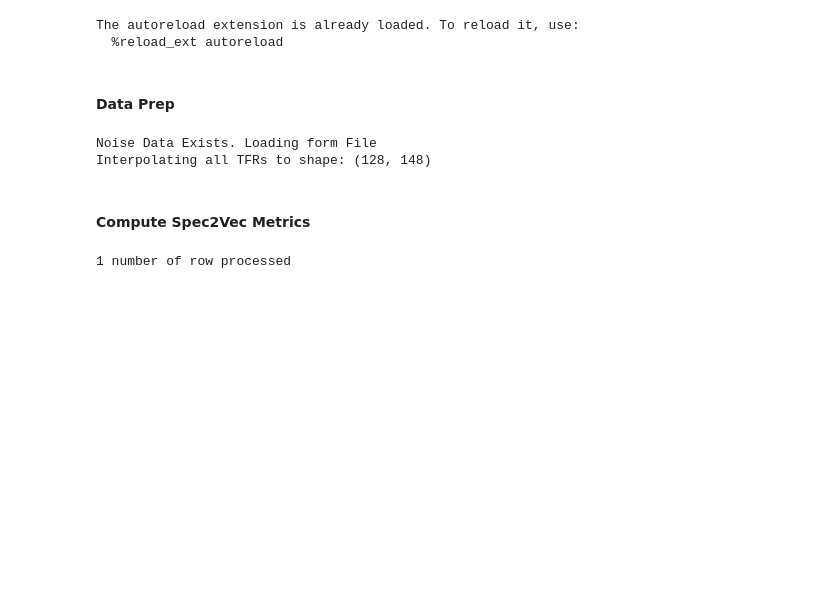
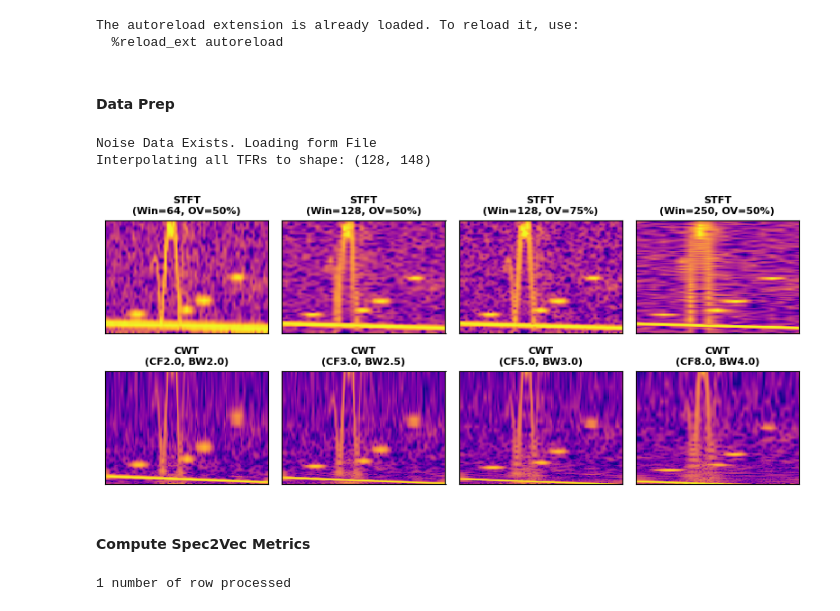
Before and after one commit to URseismology/SPEC2VEC, a Jupyter notebook: other_useful_notebooks/spec2vec_on_simple_synth_signal.ipynb, the cells around one changed output. Cells and saved outputs as stored; diff of their text form; code cells hidden in the pictures; blank space fills up the shorter version.

```diff
--- a/other_useful_notebooks/spec2vec_on_simple_synth_signal.ipynb
+++ b/other_useful_notebooks/spec2vec_on_simple_synth_signal.ipynb
@@ -62,13 +67,13 @@ chirp_sig = signal.chirp(t, f0=10, f1=5, t1=T, method='linear')
 final_signal = burst1 + burst2 + burst3 + 2 * fm_mod + amp_mod + chirp_sig
 
 ## Noise
-if os.path.exists('/data/sswar_files/PRJ_GIS_QA/data/forpaper_V0/simplesynth2_whitenoise.npy'):
+if os.path.exists('other_data/SimpleSynth/simplesynth2_whitenoise.npy'):
     print('Noise Data Exists. Loading form File')
-    white_noise = np.load('/data/sswar_files/PRJ_GIS_QA/data/forpaper_V0/simplesynth2_whitenoise.npy', allow_pickle=True)
+    white_noise = np.load('other_data/SimpleSynth/simplesynth2_whitenoise.npy', allow_pickle=True)
 else:
     gen = ColoredNoiseGenerator(L)
     white_noise = gen.white()
-    np.save('/data/sswar_files/PRJ_GIS_QA/data/forpaper_V0/simplesynth2_whitenoise.npy', white_noise)
+    np.save('other_data/SimpleSynth/simplesynth2_whitenoise.npy', white_noise)
 
 ## Construct the Signal
 final_signal = MinMaxScaler(feature_range=(-1,1)).fit_transform(final_signal.reshape(-1,1)).flatten()
@@ -93,16 +98,18 @@ Interpolating all TFRs to shape: (128, 148)
 # %%
 all_names = ['STFT\n(Win=64, OV=50%)','STFT\n(Win=128, OV=50%)','STFT\n(Win=128, OV=75%)','STFT\n(Win=250, OV=50%)',
              'CWT\n(CF2.0, BW2.0)','CWT\n(CF3.0, BW2.5)','CWT\n(CF5.0, BW3.0)','CWT\n(CF8.0, BW4.0)']
 
 plt.figure(figsize=(8,3.5))
-for i in range(len(all_imgs)):
+for i in range(len(all_imgs_orig)):
     plt.subplot(2,4,i+1)
     plt.imshow(all_imgs_orig[i], cmap='plasma', aspect='auto', origin='lower', interpolation='nearest')
     #plt.imshow(all_imgs[i], cmap='plasma', aspect='auto', origin='lower', interpolation='nearest')
     plt.title(all_names[i], fontsize=8, fontweight='bold')
     plt.xticks([]); plt.yticks([])
 plt.tight_layout()
 plt.show()
+# %% [output]
+[figure, added]
 # %% [markdown]
 #### Compute Spec2Vec Metrics
 # %%
```
Also changed, not shown: parts of 4 cells of this notebook, 26 other files.
